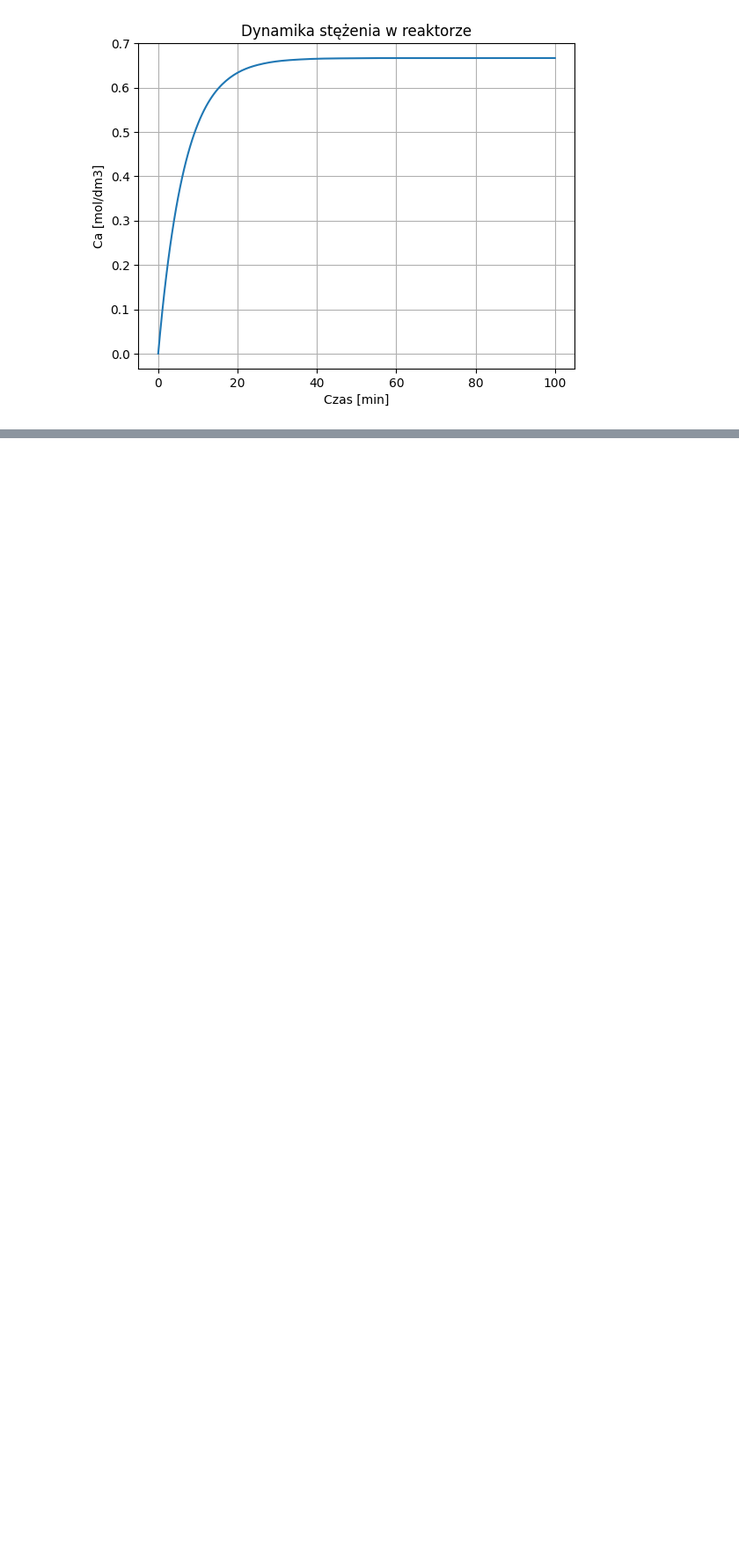
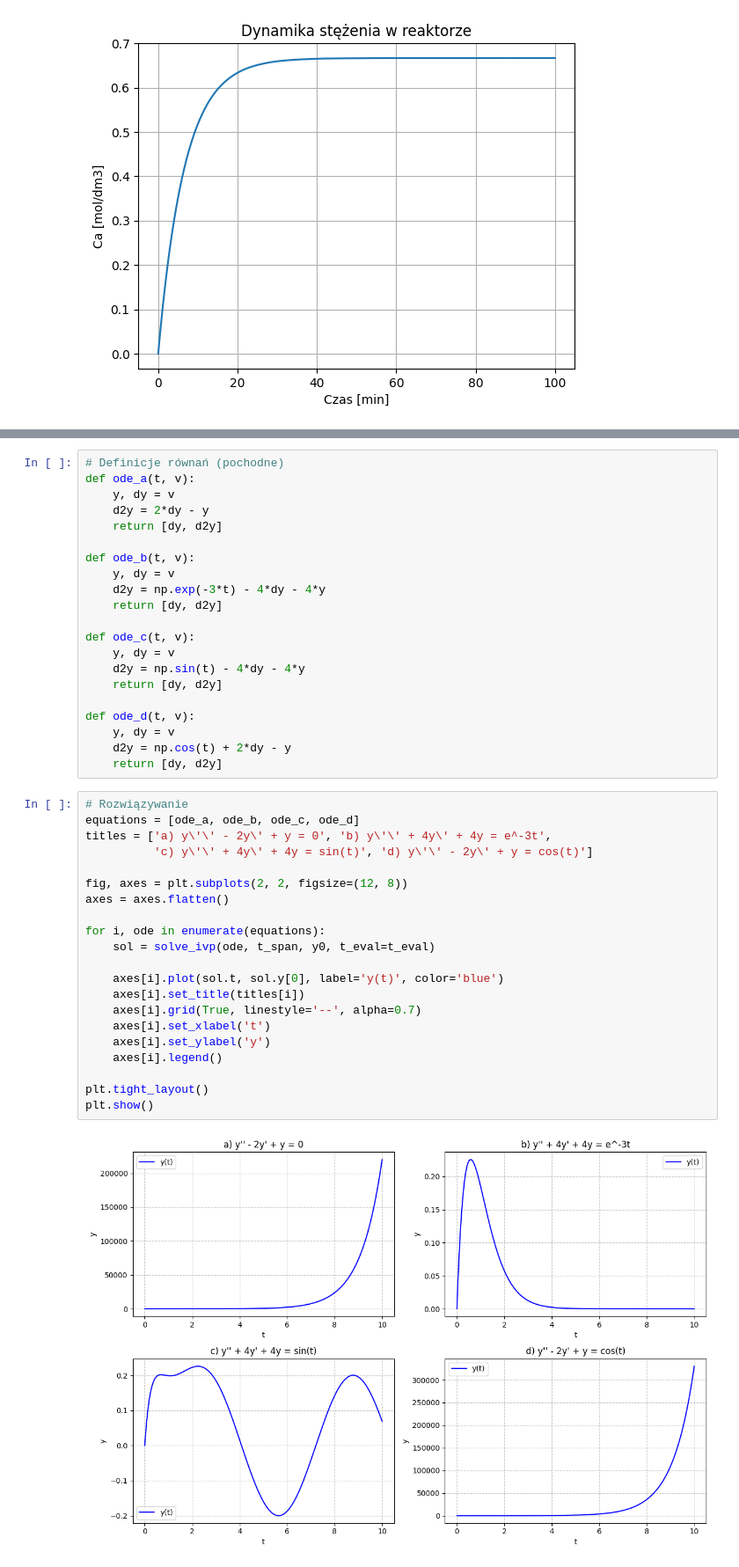
Before and after one commit to StanislawKrupa/L_WPD_1, a Jupyter notebook: ZADANIA.ipynb, the cells around one changed output, grey strips where cells are left out. Shown at 88% size. Saved outputs shown, nothing was run; the diff lists cells and outputs as text; blank space fills up the shorter version.

```diff
--- a/ZADANIA.ipynb
+++ b/ZADANIA.ipynb
@@ -33,0 +41,44 @@ plt.show()
+# %%
+# Definicje równań (pochodne)
+def ode_a(t, v):
+    y, dy = v
+    d2y = 2*dy - y
+    return [dy, d2y]
+
+def ode_b(t, v):
+    y, dy = v
+    d2y = np.exp(-3*t) - 4*dy - 4*y
+    return [dy, d2y]
+
+def ode_c(t, v):
+    y, dy = v
+    d2y = np.sin(t) - 4*dy - 4*y
+    return [dy, d2y]
+
+def ode_d(t, v):
+    y, dy = v
+    d2y = np.cos(t) + 2*dy - y
+    return [dy, d2y]
+# %%
+# Rozwiązywanie
+equations = [ode_a, ode_b, ode_c, ode_d]
+titles = ['a) y\'\' - 2y\' + y = 0', 'b) y\'\' + 4y\' + 4y = e^-3t',
+          'c) y\'\' + 4y\' + 4y = sin(t)', 'd) y\'\' - 2y\' + y = cos(t)']
+
+fig, axes = plt.subplots(2, 2, figsize=(12, 8))
+axes = axes.flatten()
+
+for i, ode in enumerate(equations):
+    sol = solve_ivp(ode, t_span, y0, t_eval=t_eval)
+
+    axes[i].plot(sol.t, sol.y[0], label='y(t)', color='blue')
+    axes[i].set_title(titles[i])
+    axes[i].grid(True, linestyle='--', alpha=0.7)
+    axes[i].set_xlabel('t')
+    axes[i].set_ylabel('y')
+    axes[i].legend()
+
+plt.tight_layout()
+plt.show()
+# %% [output]
+[figure, added]
```
Also changed, not shown: parts of 2 cells of this notebook.
